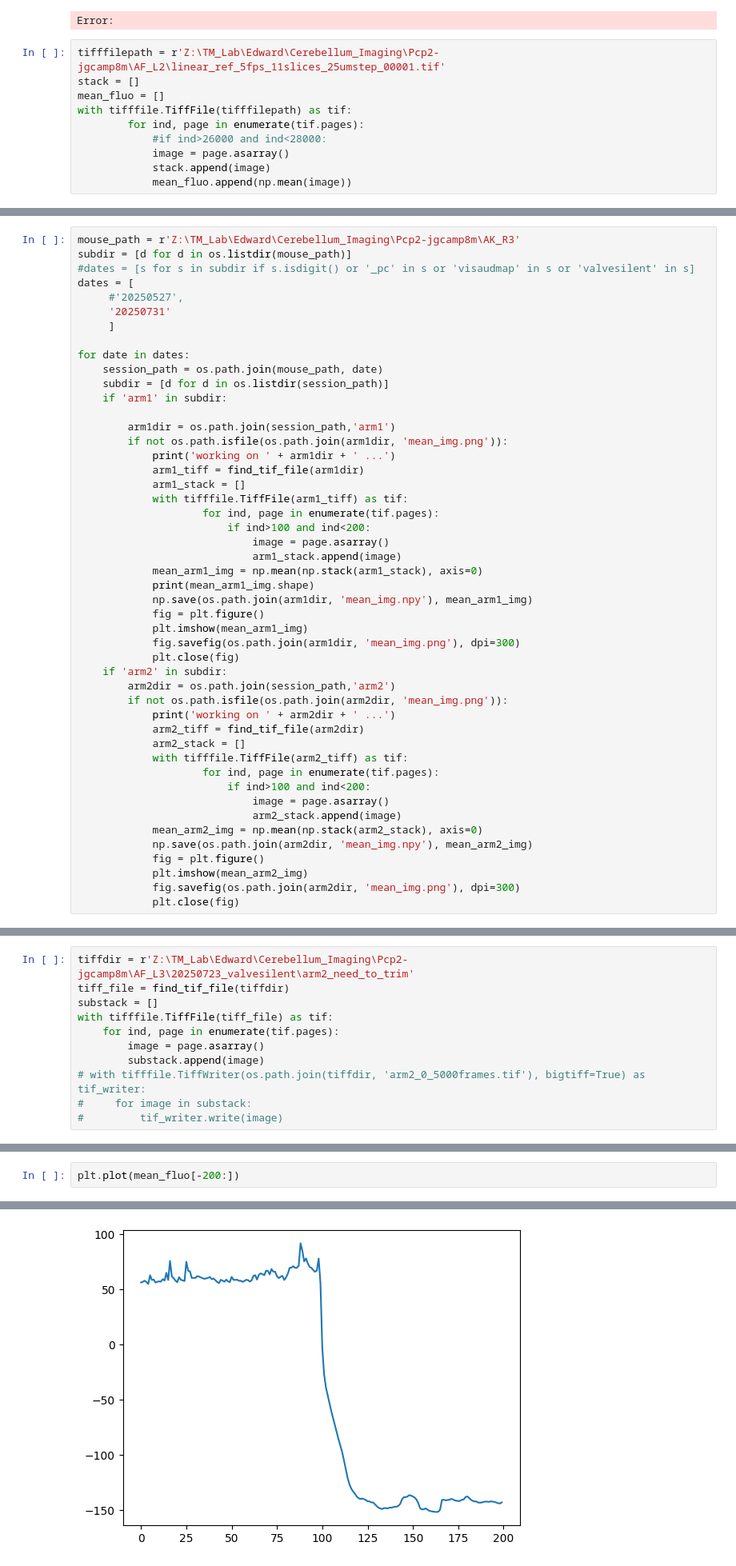
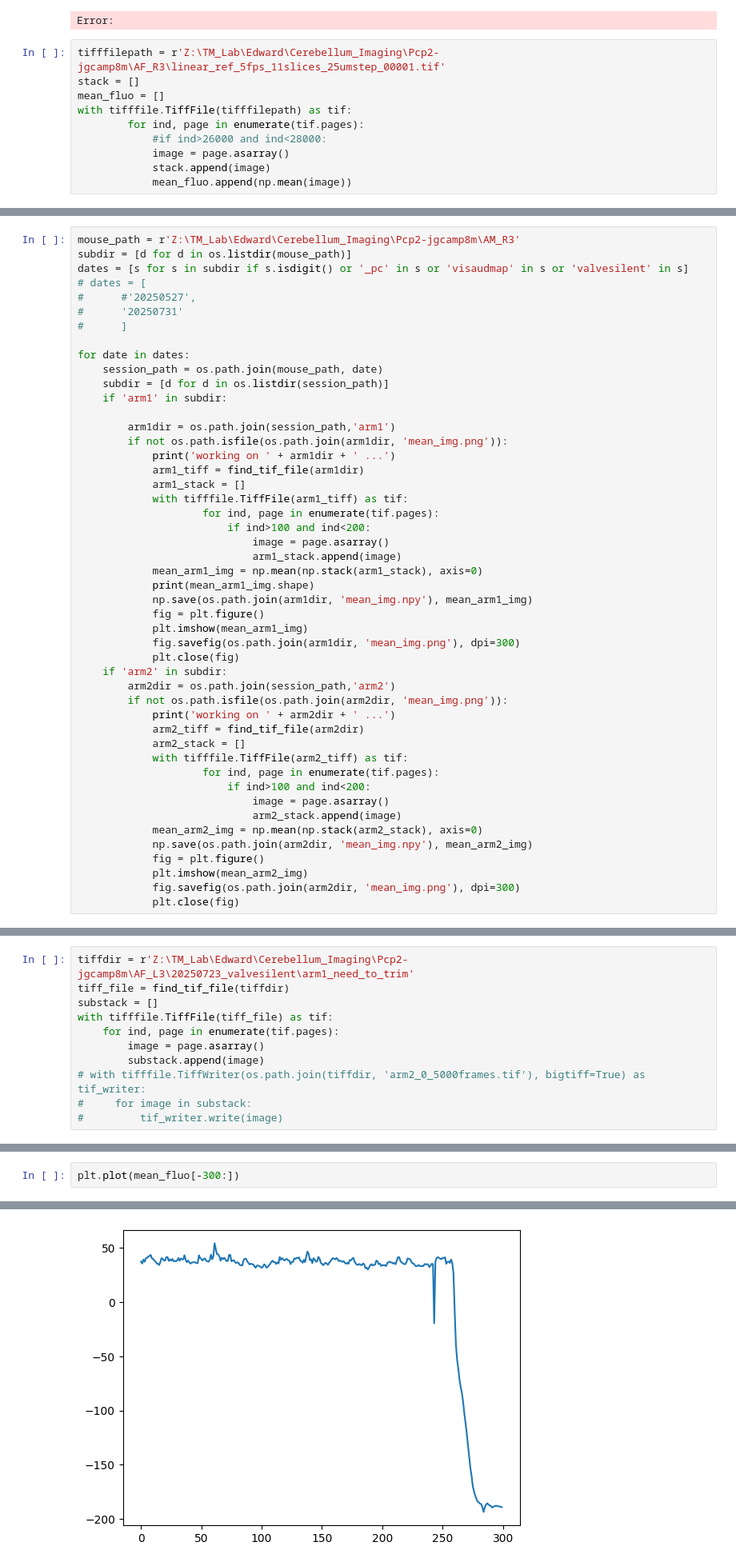
Before and after one commit to edwardyan95/ibllib, a Jupyter notebook: examples/Ca_Img_preprocess.ipynb, the cells around one changed output, grey strips where cells are left out. Shown at 80% size. Saved outputs shown, nothing was run; the diff lists cells and outputs as text.

```diff
--- a/examples/Ca_Img_preprocess.ipynb
+++ b/examples/Ca_Img_preprocess.ipynb
@@ -16,7 +16,7 @@ reader=ScanImageTiffReader(img_path)
 Error:
 Error:
 # %%
-tifffilepath = r'Z:\TM_Lab\Edward\Cerebellum_Imaging\Pcp2-jgcamp8m\AF_L2\linear_ref_5fps_11slices_25umstep_00001.tif'
+tifffilepath = r'Z:\TM_Lab\Edward\Cerebellum_Imaging\Pcp2-jgcamp8m\AF_R3\linear_ref_5fps_11slices_25umstep_00001.tif'
 stack = []
 mean_fluo = []
 with tifffile.TiffFile(tifffilepath) as tif:
@@ -56,11 +76,11 @@ np.save(r'Z:\TM_Lab\Edward\Cerebellum_Imaging\Pcp2-jgcamp8m\AF_L2\linear_ref.npy
 # %%
-mouse_path = r'Z:\TM_Lab\Edward\Cerebellum_Imaging\Pcp2-jgcamp8m\AK_R3'
+mouse_path = r'Z:\TM_Lab\Edward\Cerebellum_Imaging\Pcp2-jgcamp8m\AM_R3'
 subdir = [d for d in os.listdir(mouse_path)]
-#dates = [s for s in subdir if s.isdigit() or '_pc' in s or 'visaudmap' in s or 'valvesilent' in s]
-dates = [
-     #'20250527',
-     '20250731'
-     ]
+dates = [s for s in subdir if s.isdigit() or '_pc' in s or 'visaudmap' in s or 'valvesilent' in s]
+# dates = [
+#      #'20250527',
+#      '20250731'
+#      ]
 
 for date in dates:
     session_path = os.path.join(mouse_path, date)
@@ -118,7 +141,7 @@ with tifffile.TiffWriter(os.path.join(tiffdir, 'arm2_0_5000frames.tif'), bigtiff
     for image in substack:
         tif_writer.write(image)
 # %%
-tiffdir = r'Z:\TM_Lab\Edward\Cerebellum_Imaging\Pcp2-jgcamp8m\AF_L3\20250723_valvesilent\arm2_need_to_trim'
+tiffdir = r'Z:\TM_Lab\Edward\Cerebellum_Imaging\Pcp2-jgcamp8m\AF_L3\20250723_valvesilent\arm1_need_to_trim'
 tiff_file = find_tif_file(tiffdir)
 substack = []
 with tifffile.TiffFile(tiff_file) as tif:
@@ -152,10 +177,10 @@ mean_fluo1 = [np.mean(image) for image in stack1[:100]]
 # %%
 mean_fluo = [np.mean(image) for image in substack]
 # %%
-plt.plot(mean_fluo[-200:])
+plt.plot(mean_fluo[-300:])
 # %% [output]
 [<matplotlib.lines.Line2D at 0x...>]
-[figure, old version]
+[figure, new version]
 # %%
 #substack = stack1[:43200]
 # Save the adjusted images as a new TIFF file
```
Also changed, not shown: parts of 7 cells of this notebook, 10 other files.
